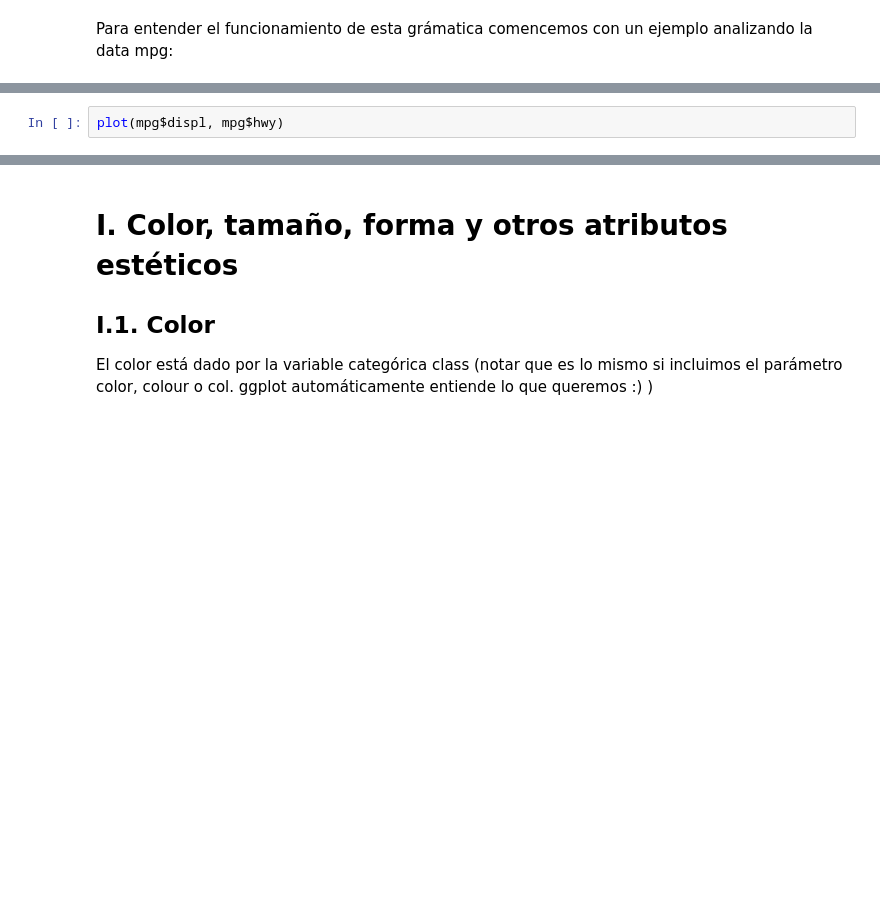
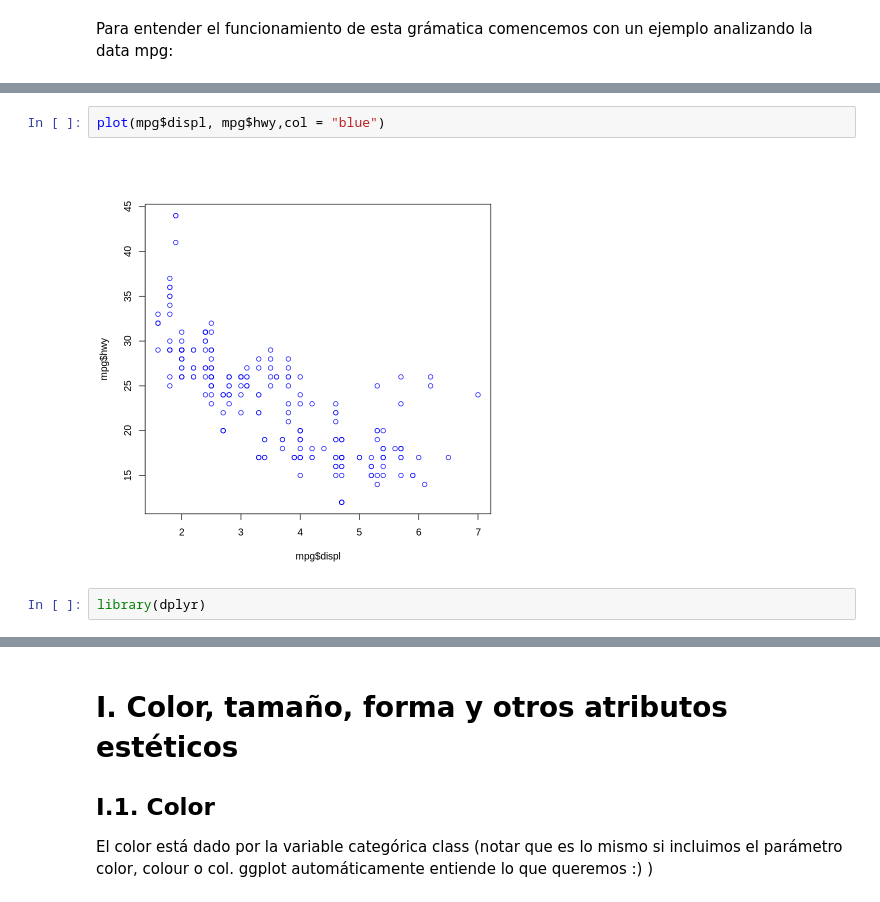
Before and after one commit to crlnpcancino/DBDC_202206_Programacion_en_R_para_ciencia_de_datos, a Jupyter notebook: Clase4/02_Visualizaciones_ggplot.ipynb, the cells around one changed output, grey strips where cells are left out. Drawn from its saved outputs; the diff is of its cells as text; blank space fills up the shorter version.

```diff
--- a/Clase4/02_Visualizaciones_ggplot.ipynb
+++ b/Clase4/02_Visualizaciones_ggplot.ipynb
@@ -39,3 +55,7 @@ mpg
 # %%
-plot(mpg$displ, mpg$hwy)
+plot(mpg$displ, mpg$hwy,col = "blue")
+# %% [output]
+[figure, added]
+# %%
+library(dplyr)
 # %%
```
Also changed, not shown: parts of 16 cells of this notebook.
